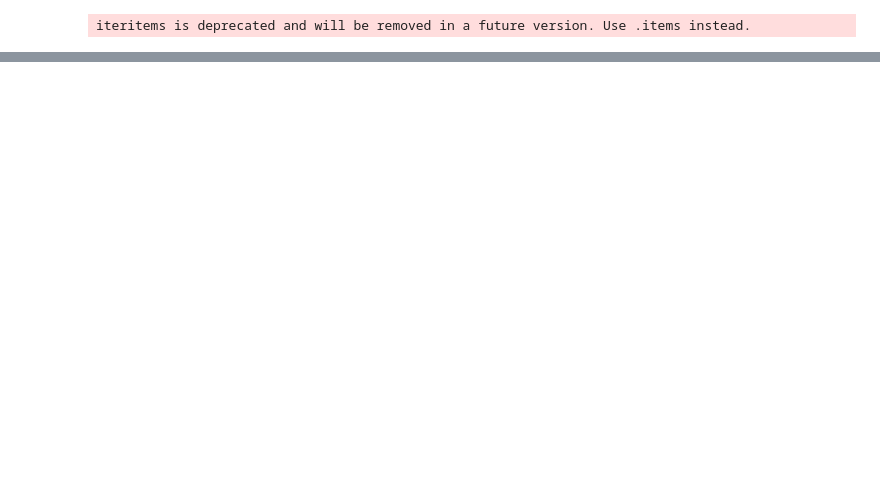
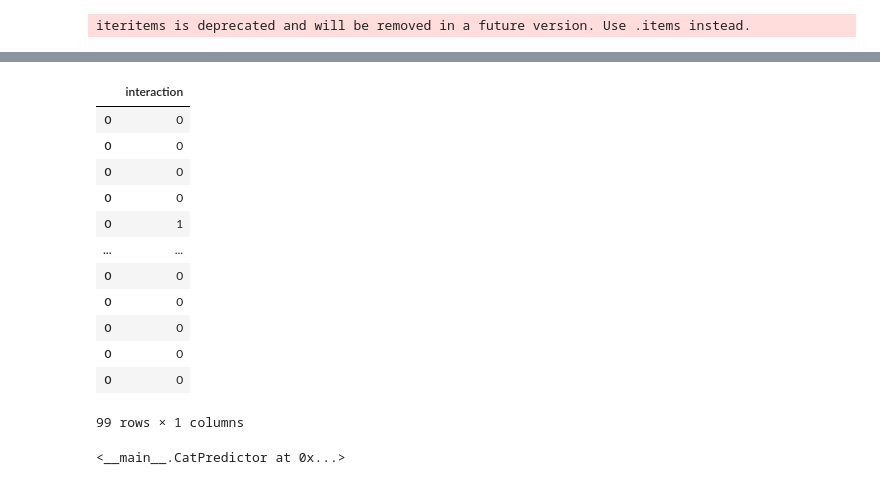
Before and after one commit to ML-Response-Unit/recsys_pipes, a Jupyter notebook: research/CatBoost.ipynb, the cells around one changed output, grey strips where cells are left out. Saved outputs shown, nothing was run; the diff lists cells and outputs as text; code cells hidden in the pictures; blank space fills up the shorter version.

Commit message:
start deploying

```diff
--- a/research/CatBoost.ipynb
+++ b/research/CatBoost.ipynb
@@ -418,0 +416,68 @@ fig.show()
+# %%
+y_test
+# %% [output]
+|  | interaction |
+| 0 | 0 |
+| 0 | 0 |
+| 0 | 0 |
+| 0 | 0 |
+| 0 | 1 |
+| ... | ... |
+| 0 | 0 |
+| 0 | 0 |
+| 0 | 0 |
+| 0 | 0 |
+| 0 | 0 |
+99 rows × 1 columns
+# %%
+class CatPredictor:
+    def __init__(self, catboost_path="../weights/catboost"):
+        self.catboost = CatBoostClassifier().load_model(catboost_path)
+        self.N_POSITIVE = 5
+
+    def preprocess_car_data(self, path2data):
+        cars_data = pd.read_csv("../data/cars_about.csv").dropna()
+
+        cars_data["brand"] = cars_data.car_model.apply(lambda a: a.split()[0])
+        cars_data = cars_data.drop(columns=["car_model", "engine", "car_id"])
+        cars_data["price"] = cars_data['price'].apply(lambda a: int(a[1:]))
+
+        cars_data['used_label'] = cars_data["used_label"].apply(lambda a: 1 if a=="Used" else 0)
+        # Identify the categorical columns
+        car_cat_cols = ['exteriorColor', 'interiorColor', 'drivetrain', 'fuelType', 'transmission', 'brand']
+
+        # Convert the categorical columns to numerical using Label Encoding
+        for col in car_cat_cols:
+            le = LabelEncoder()
+            cars_data[col] = le.fit_transform(cars_data[col])
+
+        cars_data
+    def preprocess_user_vector(self, actions_data):
+
+        # matrix_features = []
+        # features = []
+        # current_positive_samples = actions_data.query(f"car_id != {target_car_id}").query("interaction == 1")
+        # # print()
+        # if len(current_positive_samples) < N_POSITIVE: AssertionError("need cold start")
+
+        # for car_id in current_positive_samples.sample(N_POSITIVE).car_id.to_list():
+        #     matrix_features.append(cars_data.iloc[car_id].to_list())
+        # matrix_features.append(cars_data.iloc[target_car_id].to_list())
+        # matrix_features.append(int(actions_data.loc[actions_data.car_id == target_car_id].query(f"user_id == {user_id}").interaction))
+
+        # for item in matrix_features:
+        #     if isinstance(item, list):
+        #         for elem in item:
+        #             features.append(elem)
+        #     else:
+        #         features.append(item)
+        # # print(features)
+        # dataset = pd.concat([dataset, pd.DataFrame.from_records([dict(zip(dataset.columns, features))])])
+
+    def predict(self, user_vector:list):
+        assert len(user_vector) == (self.N_POSITIVE + 1) * 6
+
+
+catpred = CatPredictor()
+# %% [output]
+<__main__.CatPredictor at 0x...>
```
Also changed, not shown: parts of 14 cells of this notebook, 15 other files.
